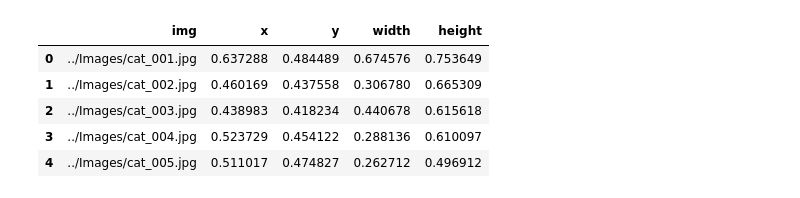
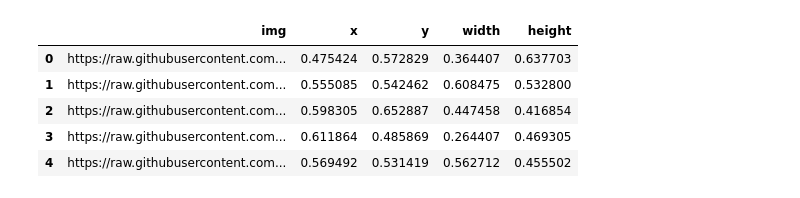
Before and after one commit to ghandic/GroundTruth, a Jupyter notebook: Bokeh/ground_truth_to_tensorflow_records-2.ipynb, the cells around one changed output. Drawn from its saved outputs; the diff is of its cells as text; code cells hidden in the pictures.

```diff
--- a/Bokeh/ground_truth_to_tensorflow_records-2.ipynb
+++ b/Bokeh/ground_truth_to_tensorflow_records-2.ipynb
@@ -1,19 +1,19 @@
 # %%
 import pandas as pd
 from PIL import Image
 import numpy as np
 
 images_dir = '/home/jovyan/work/Documents/GitHub/GroundTruth/Images/'
 
-cats_in = pd.read_csv("/home/jovyan/work/Downloads/data_result (5).csv")
+cats_in = pd.read_csv("/home/jovyan/work/Documents/GitHub/GroundTruth/TensorFlow/data/bokeh_result.csv")
 cats_in.head()
 # %% [output]
 |  | img | x | y | width | height |
-| 0 | ../Images/cat_001.jpg | 0.637288 | 0.484489 | 0.674576 | 0.753649 |
-| 1 | ../Images/cat_002.jpg | 0.460169 | 0.437558 | 0.306780 | 0.665309 |
-| 2 | ../Images/cat_003.jpg | 0.438983 | 0.418234 | 0.440678 | 0.615618 |
-| 3 | ../Images/cat_004.jpg | 0.523729 | 0.454122 | 0.288136 | 0.610097 |
-| 4 | ../Images/cat_005.jpg | 0.511017 | 0.474827 | 0.262712 | 0.496912 |
+| 0 | https://raw.githubusercontent.com... | 0.475424 | 0.572829 | 0.364407 | 0.637703 |
+| 1 | https://raw.githubusercontent.com... | 0.555085 | 0.542462 | 0.608475 | 0.532800 |
+| 2 | https://raw.githubusercontent.com... | 0.598305 | 0.652887 | 0.447458 | 0.416854 |
+| 3 | https://raw.githubusercontent.com... | 0.611864 | 0.485869 | 0.264407 | 0.469305 |
+| 4 | https://raw.githubusercontent.com... | 0.569492 | 0.531419 | 0.562712 | 0.455502 |
 # %%
 data_out = []
 
```
Also changed, not shown: parts of 1 cell of this notebook, 9 other files.
